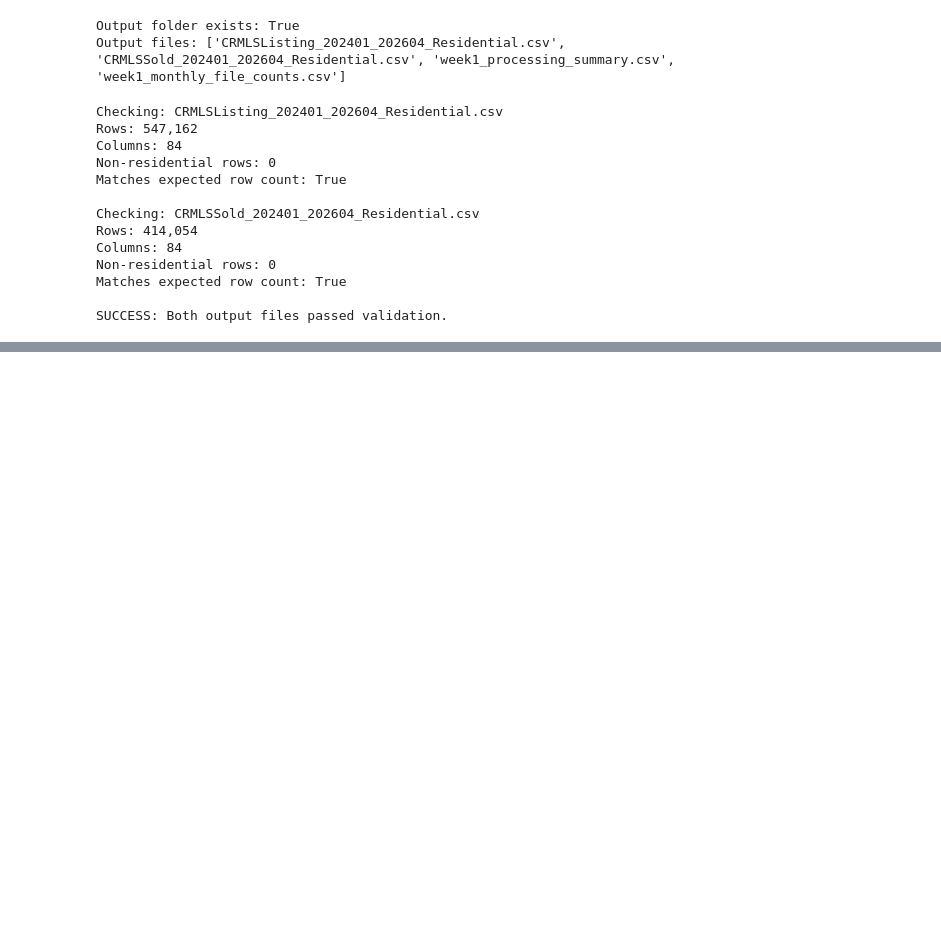
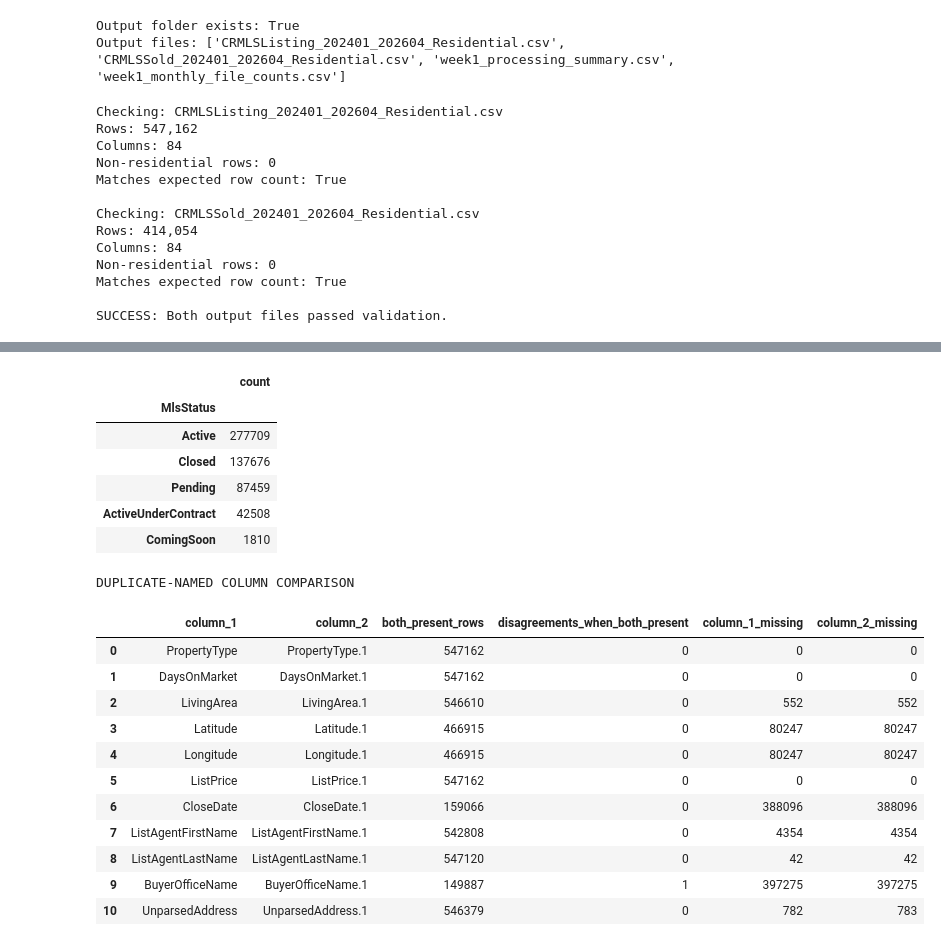
Before and after one commit to henryzhou24/IDX-Exchange-Data-Analyst, a Jupyter notebook: IDX_Exchange_DA.ipynb, the cells around one changed output, grey strips where cells are left out. Cells and saved outputs as stored; diff of their text form; code cells hidden in the pictures; blank space fills up the shorter version.

```diff
--- a/IDX_Exchange_DA.ipynb
+++ b/IDX_Exchange_DA.ipynb
@@ -608,0 +769,60 @@ SUCCESS: Both output files passed validation.
+# %%
+# 1. Check ListingKey uniqueness
+print("LISTING KEY CHECK")
+print("Total rows:", len(listing_df))
+print("Unique ListingKey values:", listing_df["ListingKey"].nunique())
+print("Missing ListingKey values:", listing_df["ListingKey"].isna().sum())
+print("Repeated ListingKey rows:",
+      listing_df["ListingKey"].duplicated().sum())
+
+# 2. Inspect listing status
+print("\nLISTING STATUS DISTRIBUTION")
+if "MlsStatus" in listing_df.columns:
+    display(
+        listing_df["MlsStatus"]
+        .value_counts(dropna=False)
+        .head(20)
+        .to_frame("count")
+    )
+
+# 3. Compare columns that have .1 suffixes
+print("\nDUPLICATE-NAMED COLUMN COMPARISON")
+
+column_pairs = [
+    ("PropertyType", "PropertyType.1"),
+    ("DaysOnMarket", "DaysOnMarket.1"),
+    ("LivingArea", "LivingArea.1"),
+    ("Latitude", "Latitude.1"),
+    ("Longitude", "Longitude.1"),
+    ("ListPrice", "ListPrice.1"),
+    ("CloseDate", "CloseDate.1"),
+    ("ListAgentFirstName", "ListAgentFirstName.1"),
+    ("ListAgentLastName", "ListAgentLastName.1"),
+    ("BuyerOfficeName", "BuyerOfficeName.1"),
+    ("UnparsedAddress", "UnparsedAddress.1"),
+]
+
+comparison_results = []
+
+for col_a, col_b in column_pairs:
+    if col_a not in listing_df.columns or col_b not in listing_df.columns:
+        continue
+
+    a = listing_df[col_a]
+    b = listing_df[col_b]
+
+    both_present = a.notna() & b.notna()
+    equal = a.eq(b) | (a.isna() & b.isna())
+    disagreements = (both_present & ~equal).sum()
+
+    comparison_results.append({
+        "column_1": col_a,
+        "column_2": col_b,
+        "both_present_rows": int(both_present.sum()),
+        "disagreements_when_both_present": int(disagreements),
+        "column_1_missing": int(a.isna().sum()),
+        "column_2_missing": int(b.isna().sum())
+    })
+
+display(pd.DataFrame(comparison_results))
+# %% [output]
@@ -608,0 +836,20 @@ SUCCESS: Both output files passed validation.
+|  | count |
+| MlsStatus |  |
+| Active | 277709 |
+| Closed | 137676 |
+| Pending | 87459 |
+| ActiveUnderContract | 42508 |
+| ComingSoon | 1810 |
+DUPLICATE-NAMED COLUMN COMPARISON
+|  | column_1 | column_2 | both_present_rows | disagreements_when_both_present | column_1_missing | column_2_missing |
+| 0 | PropertyType | PropertyType.1 | 547162 | 0 | 0 | 0 |
+| 1 | DaysOnMarket | DaysOnMarket.1 | 547162 | 0 | 0 | 0 |
+| 2 | LivingArea | LivingArea.1 | 546610 | 0 | 552 | 552 |
+| 3 | Latitude | Latitude.1 | 466915 | 0 | 80247 | 80247 |
+| 4 | Longitude | Longitude.1 | 466915 | 0 | 80247 | 80247 |
+| 5 | ListPrice | ListPrice.1 | 547162 | 0 | 0 | 0 |
+| 6 | CloseDate | CloseDate.1 | 159066 | 0 | 388096 | 388096 |
+| 7 | ListAgentFirstName | ListAgentFirstName.1 | 542808 | 0 | 4354 | 4354 |
+| 8 | ListAgentLastName | ListAgentLastName.1 | 547120 | 0 | 42 | 42 |
+| 9 | BuyerOfficeName | BuyerOfficeName.1 | 149887 | 1 | 397275 | 397275 |
+| 10 | UnparsedAddress | UnparsedAddress.1 | 546379 | 0 | 782 | 783 |
```
Also changed, not shown: parts of 27 cells of this notebook.
